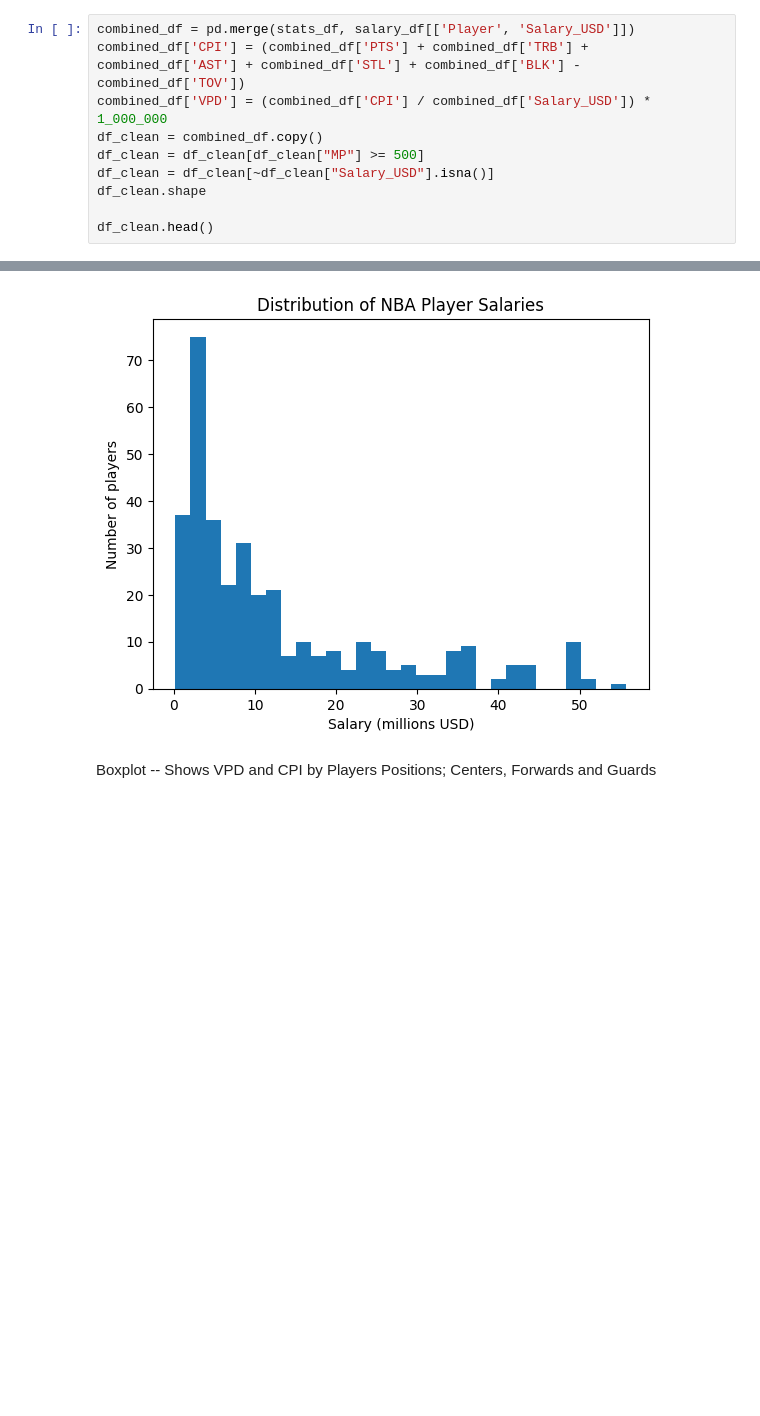
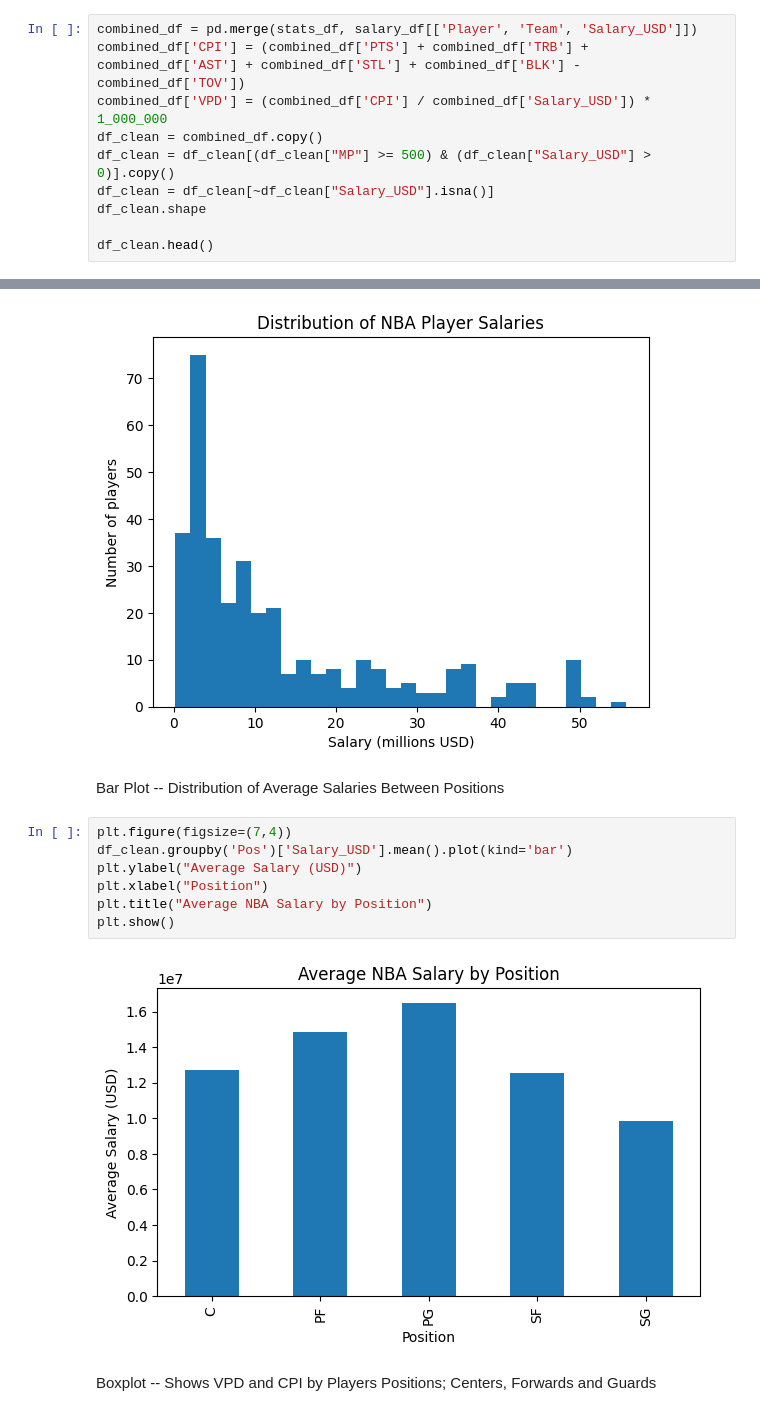
Before and after one commit to eksubasi/DSA210, a Jupyter notebook: eda.ipynb, the cells around one changed output, grey strips where cells are left out. Saved outputs shown, nothing was run; the diff lists cells and outputs as text; blank space fills up the shorter version.

```diff
--- a/eda.ipynb
+++ b/eda.ipynb
@@ -48,11 +78,11 @@ salary_df.head()
 # %% [markdown]
 We will now combine the two datasets and create two features to analyze the performance of the players and the ratio of their performance/pay. Namely Composite Performance Index (CPI) and Value Per Dollar (VPD). For an unbiased analysis, we remove the players who has no data for their salaries and players who have played less than 500 minutes.
 # %%
-combined_df = pd.merge(stats_df, salary_df[['Player', 'Salary_USD']])
+combined_df = pd.merge(stats_df, salary_df[['Player', 'Team', 'Salary_USD']])
 combined_df['CPI'] = (combined_df['PTS'] + combined_df['TRB'] + combined_df['AST'] + combined_df['STL'] + combined_df['BLK'] - combined_df['TOV'])
 combined_df['VPD'] = (combined_df['CPI'] / combined_df['Salary_USD']) * 1_000_000
 df_clean = combined_df.copy()
-df_clean = df_clean[df_clean["MP"] >= 500]
+df_clean = df_clean[(df_clean["MP"] >= 500) & (df_clean["Salary_USD"] > 0)].copy()
 df_clean = df_clean[~df_clean["Salary_USD"].isna()]
 df_clean.shape
 
@@ -87,6 +117,17 @@ plt.title("Distribution of NBA Player Salaries")
 plt.show()
 # %% [output]
 [figure]
+# %% [markdown]
+Bar Plot -- Distribution of Average Salaries Between Positions
+# %%
+plt.figure(figsize=(7,4))
+df_clean.groupby('Pos')['Salary_USD'].mean().plot(kind='bar')
+plt.ylabel("Average Salary (USD)")
+plt.xlabel("Position")
+plt.title("Average NBA Salary by Position")
+plt.show()
+# %% [output]
+[figure, added]
 # %% [markdown]
 Boxplot -- Shows VPD and CPI by Players Positions; Centers, Forwards and Guards
 # %%
```
Also changed, not shown: parts of 6 cells of this notebook.
